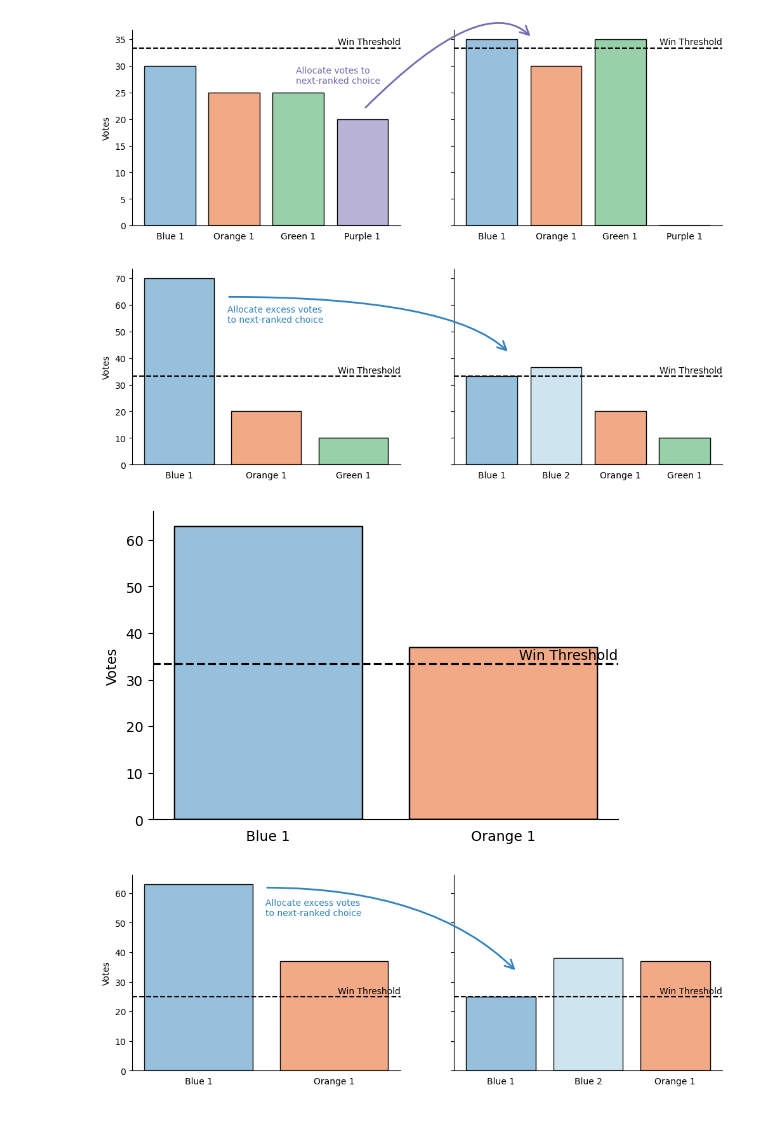
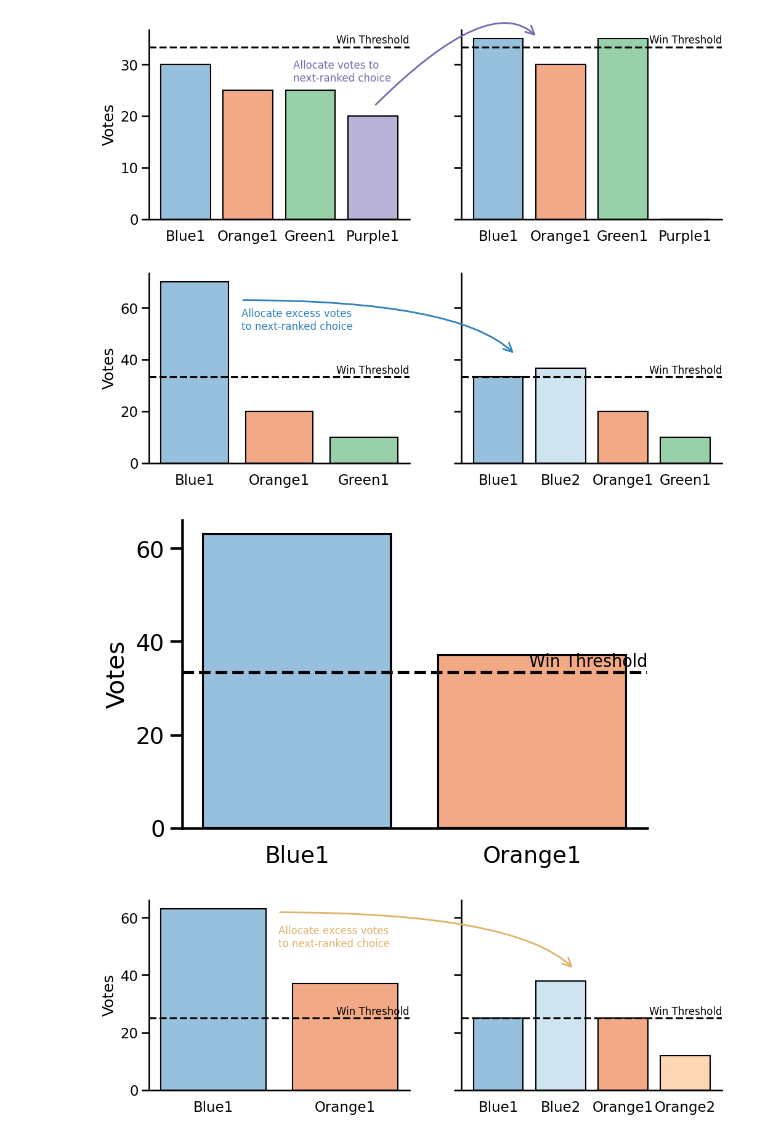
Before and after one commit to chrisroat/voters_choice, a Jupyter notebook: voters_choice.ipynb, the cells around one changed output. Cells and saved outputs as stored; diff of their text form; code cells hidden in the pictures.

```diff
--- a/voters_choice.ipynb
+++ b/voters_choice.ipynb
@@ -5,6 +5,8 @@ import pandas as pd
 import seaborn as sns
 
 from matplotlib import patches
+
+sns.set_context("talk")
 # %%
 threshold_text = "Win Threshold"
 colors = {
@@ -12,12 +14,14 @@ colors = {
     "Blue": ["#3182bd", "#9ecae1", "#deebf7",],
     "Green": ["#31a354", "#a1d99b", "#e5f5e0",],
     "Purple": ["#756bb1", "#bcbddc", "#efedf5",],
+    "Beige": ["#e1b36a",], # ONLY USED FOR ARROWS/TEXT
 }
 
 def plot_election(candidates, ax):
     names, votes = zip(*candidates)
+    name_split = [(name[:-1], name[-1]) for name in names]
     hues = [colors[color][int(idx)-1]
-            for color, idx in (name.split(" ") for name in names)]
+            for color, idx in name_split]
 
     ax = sns.histplot(x=names, weights=votes, hue=names, palette=hues, shrink=0.8, legend=False, ax=ax)
     ax.set(ylabel="Votes")
@@ -28,7 +32,7 @@ def plot_lines(lines, ax):
     for level, text in lines:
         ax.axhline(level, ls="dashed", color="black")
         text_x = ax.get_xlim()[1]
-        ax.text(text_x, level*1.01, text, va="bottom", ha="right")
+        ax.text(text_x, level*1.01, text, va="bottom", ha="right", size=12)
 
 
 DEFAULT_ARROW_TEXT = "Allocate excess votes\nto next-ranked choice"
@@ -42,7 +46,7 @@ def plot_arrow(fig, posA, posB, color="Blue", txt_pos=None, angleA=0, arrow_text
     fig.patches.append(arrow)
 
     if txt_pos:
-        fig.text(*txt_pos, arrow_text, color=colors[color][0])
+        fig.text(*txt_pos, arrow_text, color=colors[color][0], size=12)
 
 def make_plot(cands0, lines0, cands1=None, lines1=None, **kwargs):
     if cands1:
@@ -82,39 +90,39 @@ make_plot(candidates, lines)
 # %%
-candidates0 = [("Blue 1", 30), ("Orange 1", 25), ("Green 1", 25), ("Purple 1", 20)]
+candidates0 = [("Blue1", 30), ("Orange1", 25), ("Green1", 25), ("Purple1", 20)]
 lines0 = [(33.33, threshold_text),]
-candidates1 = [("Blue 1", 35), ("Orange 1", 30), ("Green 1", 35), ("Purple 1", 0)]
+candidates1 = [("Blue1", 35), ("Orange1", 30), ("Green1", 35), ("Purple1", 0)]
 lines1 = [(33.33, threshold_text),]
 posA, posB = (0.43, 0.57), (0.65, 0.85)
-txt_pos = (0.34, 0.67)
+txt_pos = (0.32, 0.67)
 make_plot(candidates0, lines0, candidates1, lines1, posA=posA, posB=posB, angleA=45,
           color="Purple", txt_pos=txt_pos, arrow_text="Allocate votes to\nnext-ranked choice")
 # %% [output]
-[figure, old version]
+[figure, new version]
 # %%
-candidates0 = [("Blue 1", 70), ("Orange 1", 20), ("Green 1", 10)]
+candidates0 = [("Blue1", 70), ("Orange1", 20), ("Green1", 10)]
 lines0 = [(33.33, threshold_text)]
-candidates1 = [("Blue 1", 33.33), ("Blue 2", 70-33.33), ("Orange 1", 20), ("Green 1", 10)]
+candidates1 = [("Blue1", 33.33), ("Blue2", 70-33.33), ("Orange1", 20), ("Green1", 10)]
 lines1 = [(33.33, threshold_text)]
 posA, posB = (0.25, 0.77), (0.62, 0.55)
-txt_pos = (0.25, 0.67)
+txt_pos = (0.25, 0.65)
 make_plot(candidates0, lines0, candidates1, lines1, posA=posA, posB=posB, txt_pos=txt_pos)
 # %% [output]
-[figure, old version]
+[figure, new version]
 # %%
-candidates = [("Blue 1", 63), ("Orange 1", 37)]
+candidates = [("Blue1", 63), ("Orange1", 37)]
 lines = [(33.33, threshold_text)]
 make_plot(candidates, lines)
 # %% [output]
-[figure, old version]
+[figure, new version]
 # %%
-candidates0 = [("Blue 1", 63), ("Orange 1", 37)]
+candidates0 = [("Blue1", 63), ("Orange1", 37)]
 lines0 = [(25, threshold_text)]
 
-candidates1 = [("Blue 1", 25), ("Blue 2", 38), ("Orange 1", 37)]
+candidates1 = [("Blue1", 25), ("Blue2", 38), ("Orange1", 25), ("Orange2", 12)]
 lines1 = [(25, threshold_text)]
 
-posA, posB = (0.3, 0.83), (0.63, 0.5)
-txt_pos = (0.3, 0.72)
-make_plot(candidates0, lines0, candidates1, lines1, posA=posA, posB=posB, txt_pos=txt_pos)
+posA, posB = (0.3, 0.83), (0.7, 0.6)
+txt_pos = (0.3, 0.69)
+make_plot(candidates0, lines0, candidates1, lines1, posA=posA, posB=posB, txt_pos=txt_pos, color="Beige")
 # %% [output]
-[figure, old version]
+[figure, new version]
```
Also changed, not shown: parts of 3 cells of this notebook.
